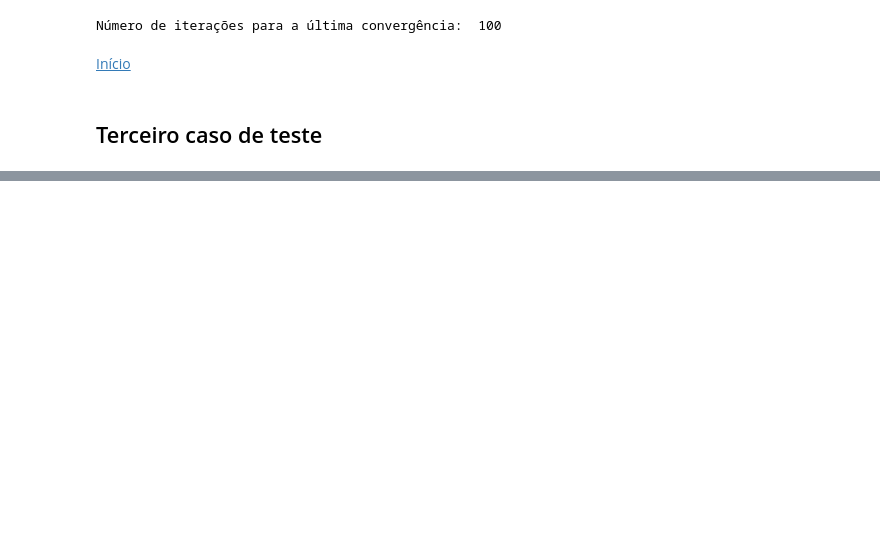
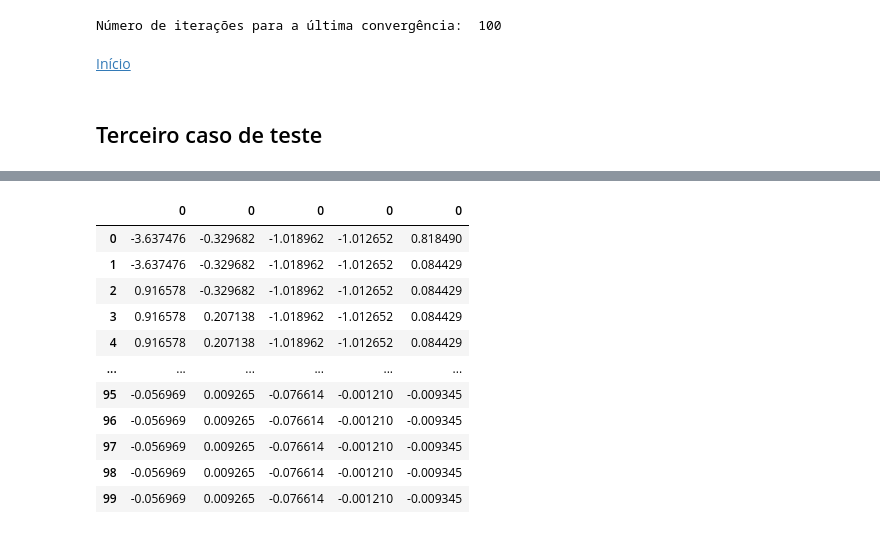
Before and after one commit to julianaAuzier/topicos-especiais-computacao-trabalho1, a Jupyter notebook: 2 - testing random walk.ipynb, the cells around one changed output, grey strips where cells are left out. Cells and saved outputs as stored; diff of their text form; code cells hidden in the pictures; blank space fills up the shorter version.

```diff
--- a/2 - testing random walk.ipynb
+++ b/2 - testing random walk.ipynb
@@ -493,0 +531,95 @@ rastrigin(pop_r)
+# %%
+tabela3 = pd.DataFrame()
+
+for j in range(i_desejadas):
+
+    melhor_i=[]
+
+    for i in range(sem_evoluir):
+        #segunda geracao
+        if i==0:
+            nova_melhor_pop = melhor_pop3_inicial.copy()
+
+            #novos 50% da população
+            nova_pop = np.array(criaPop(int(tamanho_3/2),dim_3)).T
+
+            #converter para as faixas
+            nova_pop = converter3(nova_pop)
+
+            #fitness da nova população
+            for i in nova_pop:
+                fit=rastrigin(i)
+            fit=np.array(fit)
+
+            nova_pop=nova_pop.T
+            nova_pop=np.c_[nova_pop,fit.T]
+
+            #melhor 50% pop anterior + 50% nova população
+            nova_melhor_pop = np.append(nova_melhor_pop,(nova_pop),axis= 0)
+
+            #reordena
+            melhor_pop = nova_melhor_pop[abs(nova_melhor_pop[0:, -1]).argsort()]
+
+            #melhor fit dessa geração
+            melhor_i.append(melhor_pop[0:1,-1])
+
+        #gerações posteriores
+        elif i>0:
+            nova_melhor_pop = melhor_pop[0:int(tamanho_3/2),:]
+
+            #novos 50% da população
+            nova_pop = np.array(criaPop(int(tamanho_3/2),dim_3)).T
+
+            #converter para as faixas
+            nova_pop = converter3(nova_pop)
+
+            #fitness da nova população
+            for k in nova_pop:
+                fit=rastrigin(k)
+            fit=np.array(fit)
+
+            nova_pop=nova_pop.T
+            nova_pop=np.c_[nova_pop,fit.T]
+
+            #melhor 50% pop anterior + 50% nova população
+            nova_melhor_pop = np.append(nova_melhor_pop,(nova_pop),axis= 0)
+
+            #reordena
+            melhor_pop = nova_melhor_pop[abs(nova_melhor_pop[0:, -1]).argsort()]
+
+            #melhor fit dessa geração
+            melhor_i.append(melhor_pop[0:1,-1])
+
+            evolucao = estagnacao(melhor_i[i-1],melhor_i[i])
+
+            if evolucao <= delta:
+                cont += 1
+
+            elif evolucao > delta:
+                cont=0
+
+            elif sem_evoluir == cont:
+                continue
+
+    tabela3 = pd.concat([tabela3, pd.DataFrame(melhor_i)], axis=1)
+
+#media e desvio padrao dos fits
+desvioP3 = np.std(tabela3,axis=1)
+media3 = np.mean(tabela3,axis=1)
+desvioInf3 = media3 - desvioP3
+desvioSup3 = media3 + desvioP3
+
+tabela3
+# %% [output]
+|  | 0 | 0 | 0 | 0 | 0 |
+| 0 | -3.637476 | -0.329682 | -1.018962 | -1.012652 | 0.818490 |
+| 1 | -3.637476 | -0.329682 | -1.018962 | -1.012652 | 0.084429 |
+| 2 | 0.916578 | -0.329682 | -1.018962 | -1.012652 | 0.084429 |
+| 3 | 0.916578 | 0.207138 | -1.018962 | -1.012652 | 0.084429 |
+| 4 | 0.916578 | 0.207138 | -1.018962 | -1.012652 | 0.084429 |
+| ... | ... | ... | ... | ... | ... |
+| 95 | -0.056969 | 0.009265 | -0.076614 | -0.001210 | -0.009345 |
+| 96 | -0.056969 | 0.009265 | -0.076614 | -0.001210 | -0.009345 |
+| 97 | -0.056969 | 0.009265 | -0.076614 | -0.001210 | -0.009345 |
+| 98 | -0.056969 | 0.009265 | -0.076614 | -0.001210 | -0.009345 |
+| 99 | -0.056969 | 0.009265 | -0.076614 | -0.001210 | -0.009345 |
```
Also changed, not shown: parts of 23 cells of this notebook.
